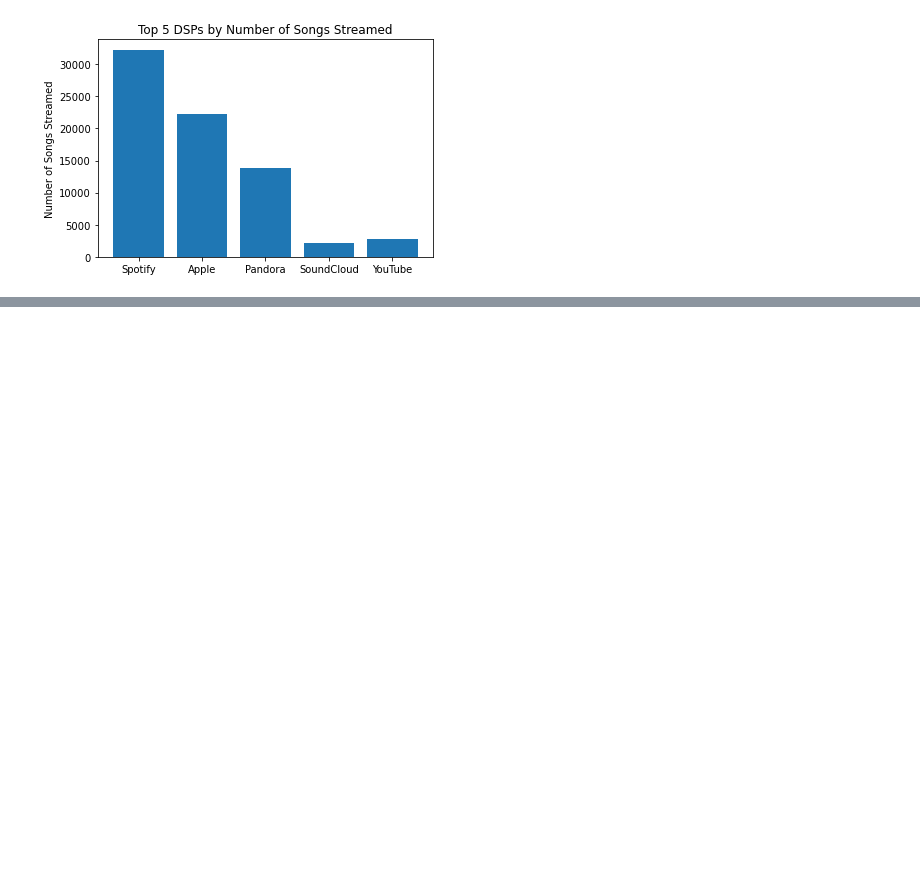
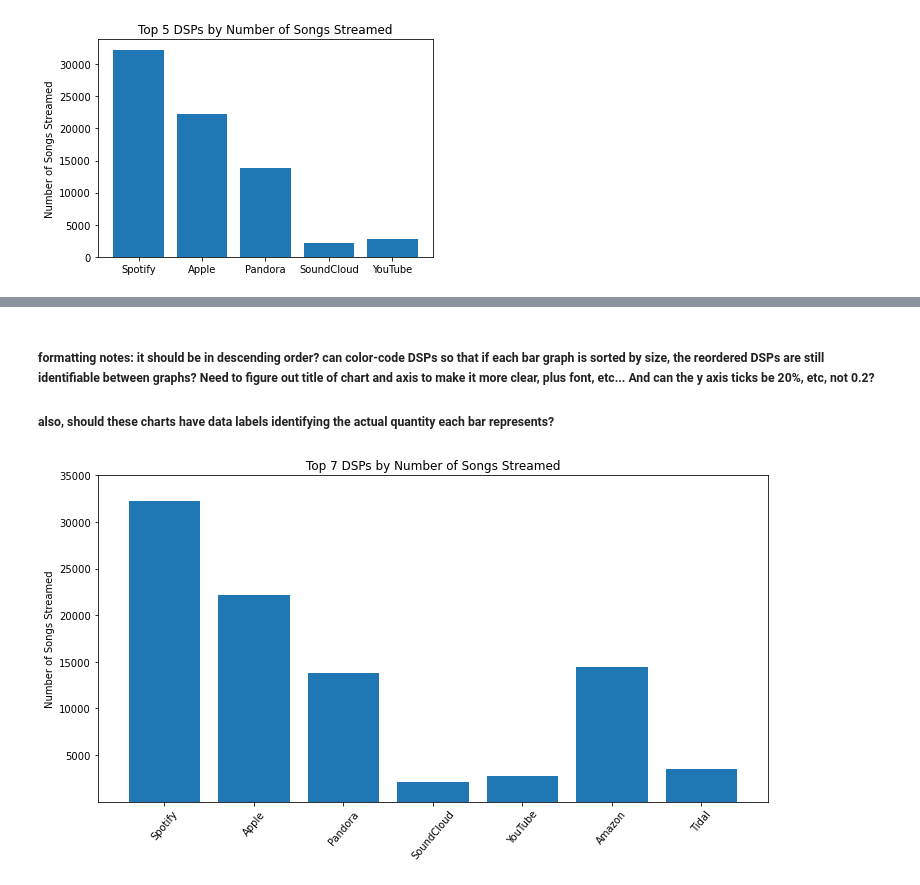
Before and after one commit to NSS-Data-Analytics-Cohort-6/mlc-project-nan-nagini, a Jupyter notebook: notebooks/NaN_Nagini_Abi.ipynb, the cells around one changed output, grey strips where cells are left out. Drawn from its saved outputs; the diff is of its cells as text; code cells hidden in the pictures; blank space fills up the shorter version.

```diff
--- a/notebooks/NaN_Nagini_Abi.ipynb
+++ b/notebooks/NaN_Nagini_Abi.ipynb
@@ -339,0 +374,12 @@ plt.title('Top 5 DSPs by Number of Songs Streamed');
+# %% [markdown]
+##### formatting notes: it should be in descending order? can color-code DSPs so that if each bar graph is sorted by size, the reordered DSPs are still identifiable between graphs? Need to figure out title of chart and axis to make it more clear, plus font, etc... And can the y axis ticks be 20%, etc, not 0.2?
+##### also, should these charts have data labels identifying the actual quantity each bar represents?
+# %%
+plt.figure(figsize=(12, 6))
+plt.bar(top_7.DSP, top_7.Songs_Per_DSP)
+plt.ylabel('Number of Songs Streamed')
+plt.yticks([5000, 10000, 15000, 20000, 25000, 30000, 35000])
+plt.xticks(rotation = 50)
+plt.title('Top 7 DSPs by Number of Songs Streamed');
+# %% [output]
+[figure, added]
```
Also changed, not shown: parts of 6 cells of this notebook.
